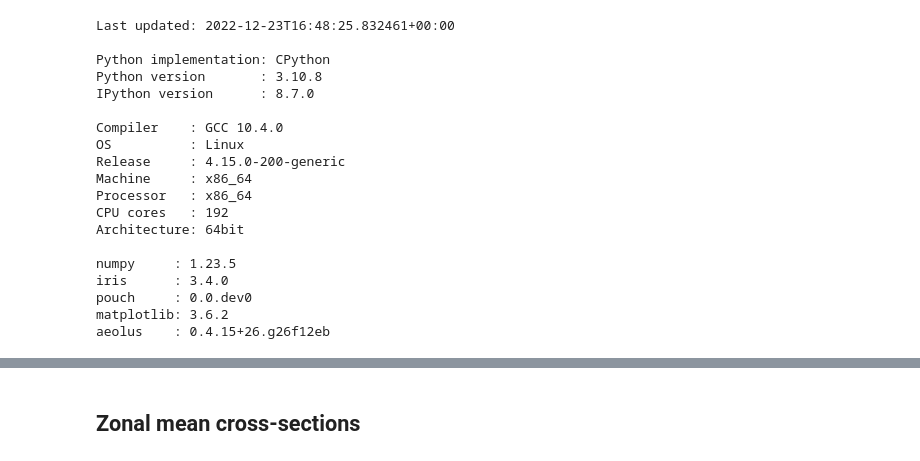
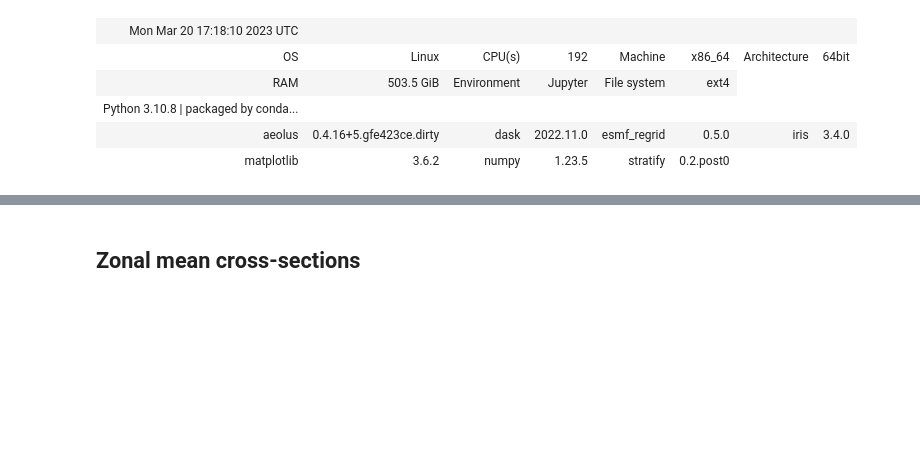
Before and after one commit to dennissergeev/lfric_exo_bench_code, a Jupyter notebook: src/scripts/External-Forcing-Plots.ipynb, the cells around one changed output, grey strips where cells are left out. Saved outputs shown, nothing was run; the diff lists cells and outputs as text; code cells hidden in the pictures; blank space fills up the shorter version.

```diff
--- a/src/scripts/External-Forcing-Plots.ipynb
+++ b/src/scripts/External-Forcing-Plots.ipynb
@@ -60,27 +53,18 @@ plt.style.use("custom.mplstyle")
 # plt.style.use("seaborn-v0_8-darkgrid")
 pouch.RUNTIME.figsave_stamp = False
 # %%
-%load_ext watermark
+import scooby
 
-%watermark
-%watermark -iv
+scooby.doo(
+    core=sorted(
+        ["aeolus", "iris", "matplotlib", "numpy", "dask", "esmf_regrid", "stratify"]
+    ),
+    optional=[],
+)
 # %% [output]
-Last updated: 2022-12-23T16:48:25.832461+00:00
-
-Python implementation: CPython
-Python version       : 3.10.8
-IPython version      : 8.7.0
-
-Compiler    : GCC 10.4.0
-OS          : Linux
-Release     : 4.15.0-200-generic
-Machine     : x86_64
-Processor   : x86_64
-CPU cores   : 192
-Architecture: 64bit
-
-numpy     : 1.23.5
-iris      : 3.4.0
-pouch     : 0.0.dev0
-matplotlib: 3.6.2
-aeolus    : 0.4.15+26.g26f12eb
+| Mon Mar 20 17:18:10 2023 UTC |  |  |  |  |  |  |  |
+| OS | Linux | CPU(s) | 192 | Machine | x86_64 | Architecture | 64bit |
+| RAM | 503.5 GiB | Environment | Jupyter | File system | ext4 |
+| Python 3.10.8 | packaged by conda... |  |  |  |  |  |  |  |
+| aeolus | 0.4.16+5.gfe423ce.dirty | dask | 2022.11.0 | esmf_regrid | 0.5.0 | iris | 3.4.0 |
+| matplotlib | 3.6.2 | numpy | 1.23.5 | stratify | 0.2.post0 |  |  |
```
Also changed, not shown: parts of 30 cells of this notebook.
